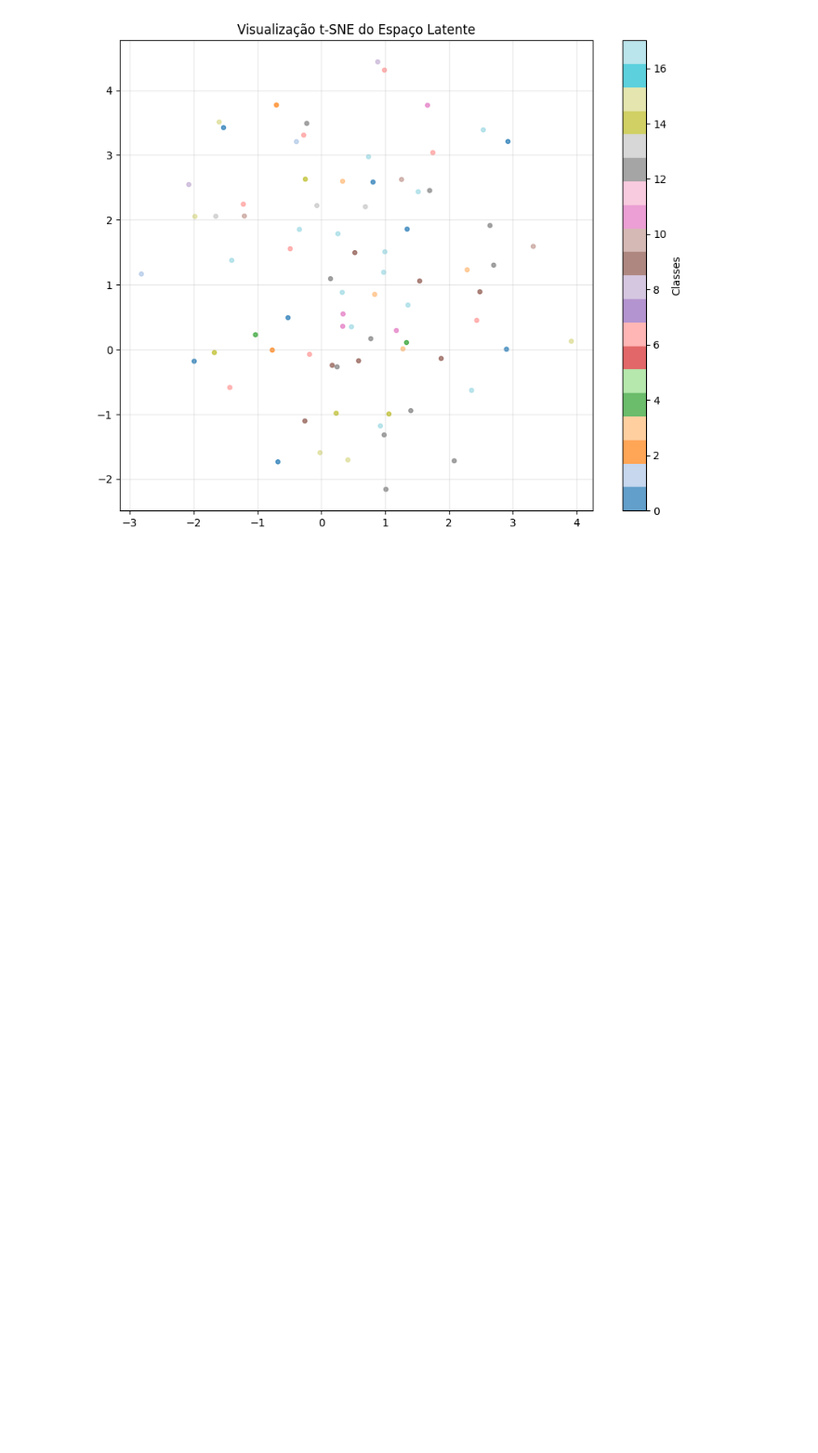
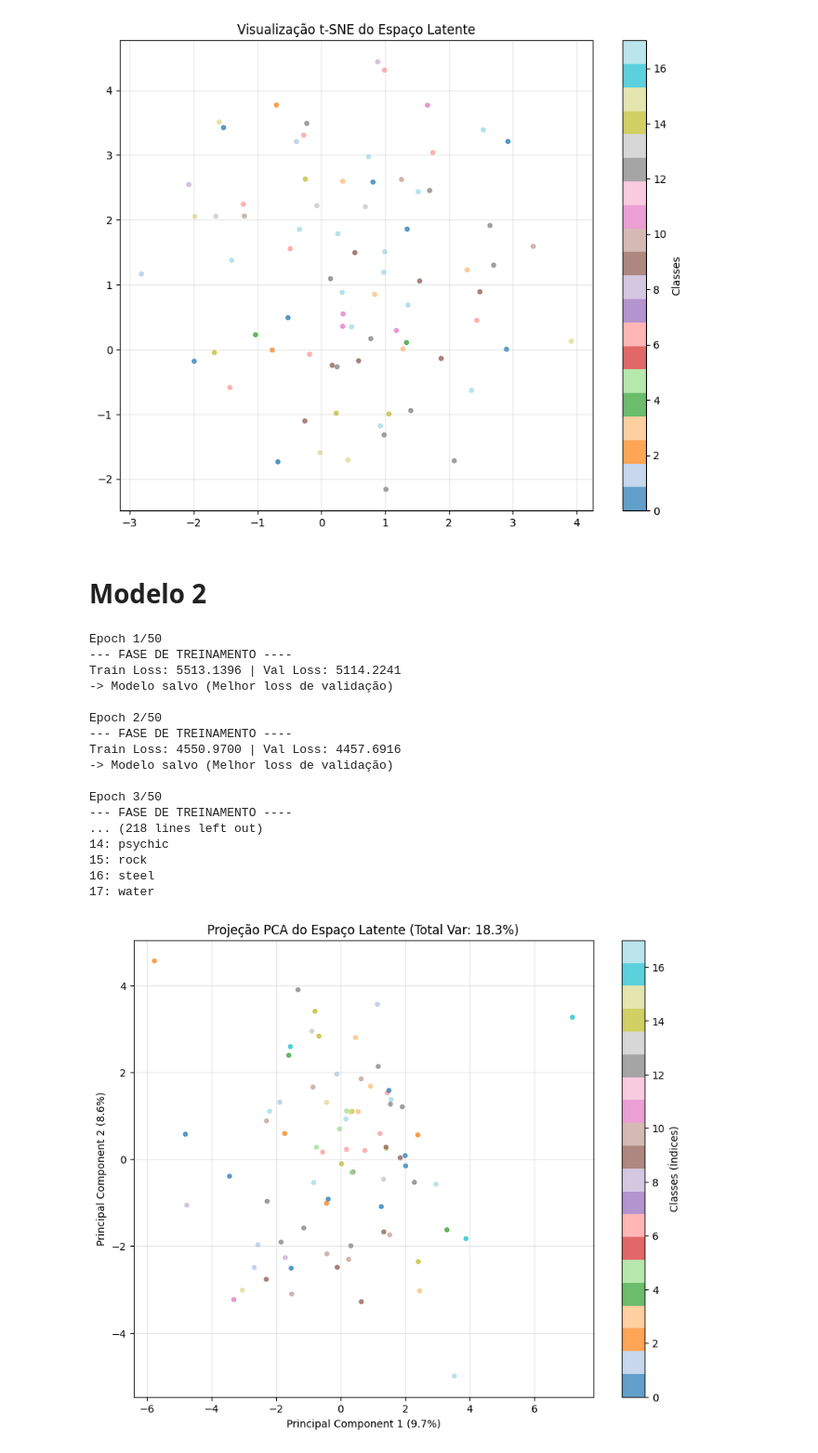
Before and after one commit to gabrieldpbarros/Artificial-Neural-Networks, a Jupyter notebook: Projeto3/nb3.ipynb, the cells around one changed output. Shown: that part at 93% size. Saved outputs shown, nothing was run; the diff lists cells and outputs as text; code cells hidden in the pictures; blank space fills up the shorter version.

```diff
--- a/Projeto3/nb3.ipynb
+++ b/Projeto3/nb3.ipynb
@@ -695,3 +690,79 @@ Legenda de Classes:
 16: steel
 17: water
 [figure]
+# %% [markdown]
+# Modelo 2
+# %%
+DEVICE = "cuda"
+LATENT_DIMS = 32
+HIDDEN_DIMS = [64, 128, 256, 512] # Aumentando a profundidade progressivamente
+IMAGE_SHAPE = (3, 64, 64) # (Canais, Altura, Largura)
+BATCH_SIZE = 32
+LR = 0.001
+EPOCHS = 50
+
+lbl_path = "./db/pokemons_labels.csv"
+img_path = "./db/pokemon"
+transform = transforms.Compose([
+    transforms.Resize((IMAGE_SHAPE[1], IMAGE_SHAPE[2])), # Garante que todas tenham o mesmo tamanho
+    transforms.ToTensor(), # Converte imagem [0-255] para Tensor [0-1]
+])
+
+# --- 1. Carregamento dos dados ---
+train_loader, val_loader, test_loader = loadData(lbl_path, img_path, transform, BATCH_SIZE)\
+
+# --- 2. Instanciação do modelo ---
+vae = VAEmodel(LATENT_DIMS, HIDDEN_DIMS, IMAGE_SHAPE).to(DEVICE)
+
+# --- 3. Definição do otimizador ---
+optimizer = torch.optim.Adam(vae.parameters(), lr=LR)
+
+# --- 4. Loop de treinamento e validação ---
+best_val_loss = float('inf')
+
+print("--- FASE DE TREINAMENTO ----")
+for epoch in range(EPOCHS):
+    print(f"\nEpoch {epoch+1}/{EPOCHS}")
+
+    # --- 1. Treino ---
+    train_loss = trainEpoch(vae, train_loader, optimizer, DEVICE)
+
+    # --- 2. Validação ---
+    val_loss = validateEpoch(vae, val_loader, DEVICE)
+
+    print(f"Train Loss: {train_loss:.4f} | Val Loss: {val_loss:.4f}")
+
+    # Salvar o melhor modelo baseado na validação
+    if val_loss < best_val_loss:
+        best_val_loss = val_loss
+        torch.save(vae.state_dict(), 'best_vae_model.pth')
+        print("-> Modelo salvo (Melhor loss de validação)")
+
+# --- 5. Fase de teste do modelo ---
+print("--- FASE DE TESTE ----")
+try:
+    class_names = train_loader.dataset.dataset.classes
+except AttributeError:
+    class_names = None # Caso não consiga recuperar os nomes automaticamente
+z_test, labels_test = testModel(vae, test_loader, DEVICE)
+visualize_latent_space_pca(z_test, labels_test, class_names)
+visualize_latent_space_tsne(z_test, labels_test, class_names)
+# %% [output]
+Epoch 1/50
+--- FASE DE TREINAMENTO ----
+Train Loss: 5513.1396 | Val Loss: 5114.2241
+-> Modelo salvo (Melhor loss de validação)
+
+Epoch 2/50
+--- FASE DE TREINAMENTO ----
+Train Loss: 4550.9700 | Val Loss: 4457.6916
+-> Modelo salvo (Melhor loss de validação)
+
+Epoch 3/50
+--- FASE DE TREINAMENTO ----
+... (218 lines left out)
+14: psychic
+15: rock
+16: steel
+17: water
+[figure, added]
```
Also changed, not shown: parts of 3 cells of this notebook, 1 other file.
